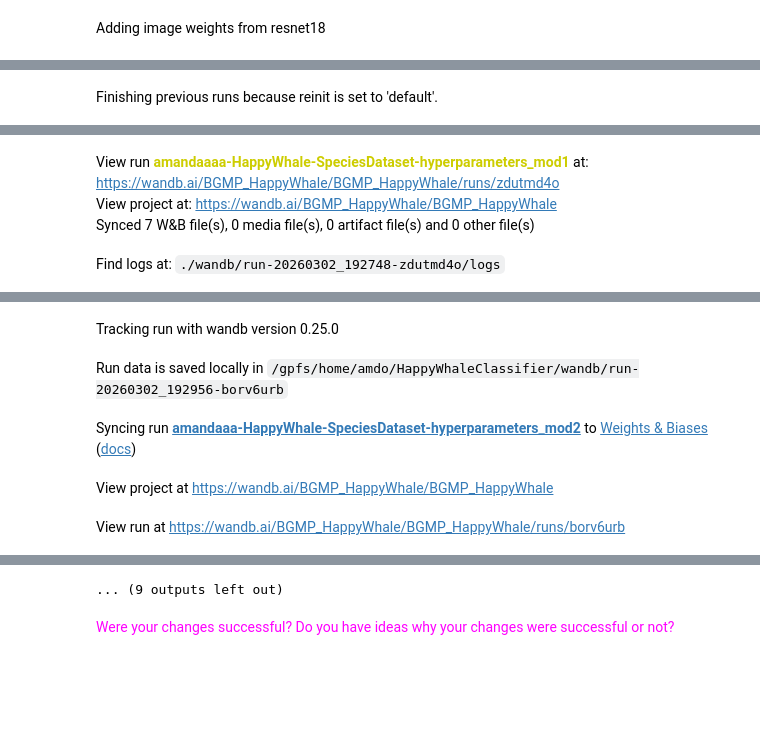
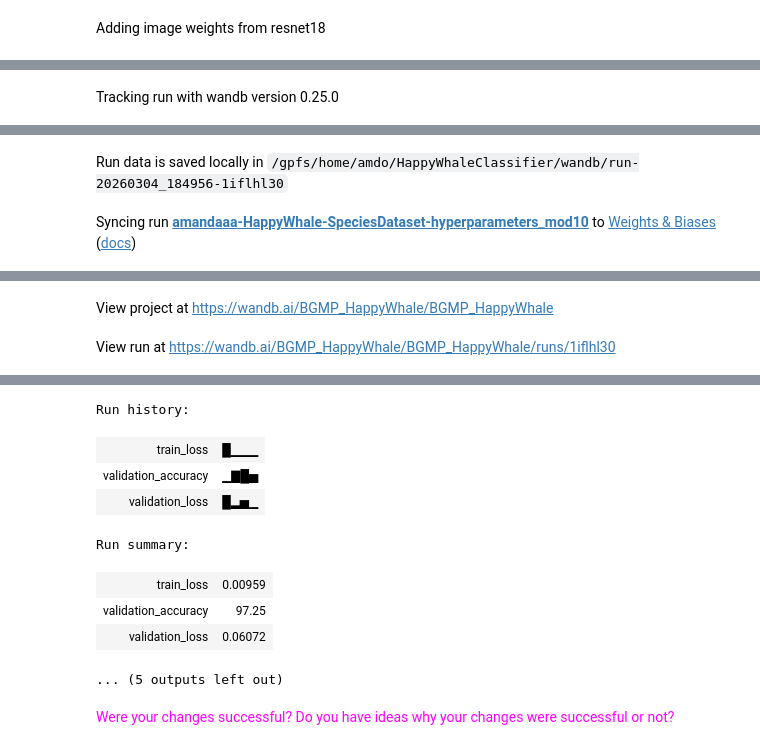
Before and after one commit to amdough/HappyWhaleClassifier, a Jupyter notebook: ML_assignment_whale_species.ipynb, the cells around one changed output, grey strips where cells are left out. Saved outputs shown, nothing was run; the diff lists cells and outputs as text; code cells hidden in the pictures; blank space fills up the shorter version.

```diff
--- a/ML_assignment_whale_species.ipynb
+++ b/ML_assignment_whale_species.ipynb
@@ -851,9 +852,9 @@ The model ran so fast in comparison to the original one that I feel like I did s
 # %% [markdown]
 Adding image weights from resnet18
 # %%
-batchsize = 32
-learning_rate=3e-3
-epochs=5
+batchsize = 50
+learning_rate=1e-4
+epochs=4
 
 train_loader = DataLoader(train_set, batch_size=batchsize, drop_last=True, sampler=train_sampler)
 val_loader = DataLoader(val_set, batch_size=batchsize, drop_last=True, shuffle=True)
@@ -965,11 +966,11 @@ optimizer = optim.Adam(model.parameters(), lr=learning_rate)
 # %%
 wandb.init(
     project="BGMP_HappyWhale",
-    name="amandaaa-HappyWhale-SpeciesDataset-hyperparameters_mod2", ##update this with your name
-    config={"learning rate":.001, # possibly update
+    name="amandaaa-HappyWhale-SpeciesDataset-hyperparameters_mod10", ##update this with your name
+    config={"learning rate":.0001, # possibly update
         "architecture": "CNN",
         "dataset": "Species",
-        "epochs": 3, "batch_size":32}  # possibly update
+        "epochs": 4, "batch_size":50}  # possibly update
 )
 
 batch=0
@@ -1066 +1068 @@ cm_analysis(y_true, y_pred, "Confusion matrix")
-Finishing previous runs because reinit is set to 'default'.
+Tracking run with wandb version 0.25.0
@@ -1068,4 +1069,2 @@ Finishing previous runs because reinit is set to 'default'.
-View run amandaaaa-HappyWhale-SpeciesDataset-hyperparameters_mod1 at: https://wandb.ai/BGMP_HappyWhale/BGMP_HappyWhale/runs/zdutmd4o
-View project at: https://wandb.ai/BGMP_HappyWhale/BGMP_HappyWhale
-Synced 7 W&B file(s), 0 media file(s), 0 artifact file(s) and 0 other file(s)
+Run data is saved locally in /gpfs/home/amdo/HappyWhaleClassifier/wandb/run-20260304_184956-1iflhl30
-Find logs at: ./wandb/run-20260302_192748-zdutmd4o/logs
+Syncing run amandaaa-HappyWhale-SpeciesDataset-hyperparameters_mod10 to Weights & Biases (docs)
@@ -1073,5 +1071,2 @@ Find logs at: ./wandb/run-20260302_192748-zdutmd4o/logs
-Tracking run with wandb version 0.25.0
+View project at https://wandb.ai/BGMP_HappyWhale/BGMP_HappyWhale
-Run data is saved locally in /gpfs/home/amdo/HappyWhaleClassifier/wandb/run-20260302_192956-borv6urb
+View run at https://wandb.ai/BGMP_HappyWhale/BGMP_HappyWhale/runs/1iflhl30
-Syncing run amandaaa-HappyWhale-SpeciesDataset-hyperparameters_mod2 to Weights & Biases (docs)
-View project at https://wandb.ai/BGMP_HappyWhale/BGMP_HappyWhale
-View run at https://wandb.ai/BGMP_HappyWhale/BGMP_HappyWhale/runs/borv6urb
@@ -1096,4 +1091,12 @@ Epoch [5/5] Train Loss: 0.4547 | Train Acc: 83.61% | Val Acc: 68.75% | Val Loss:
-... (9 outputs left out)
+Run history:
+| train_loss | █▁▁▁ |
+| validation_accuracy | ▁▇█▅ |
+| validation_loss | █▂▅▁ |
+Run summary:
+| train_loss | 0.00959 |
+| validation_accuracy | 97.25 |
+| validation_loss | 0.06072 |
+... (5 outputs left out)
 # %% [markdown]
 <font color='magenta'>Were your changes successful? Do you have ideas why your changes were successful or not?
 # %% [markdown]
```
Also changed, not shown: parts of 5 cells of this notebook.
